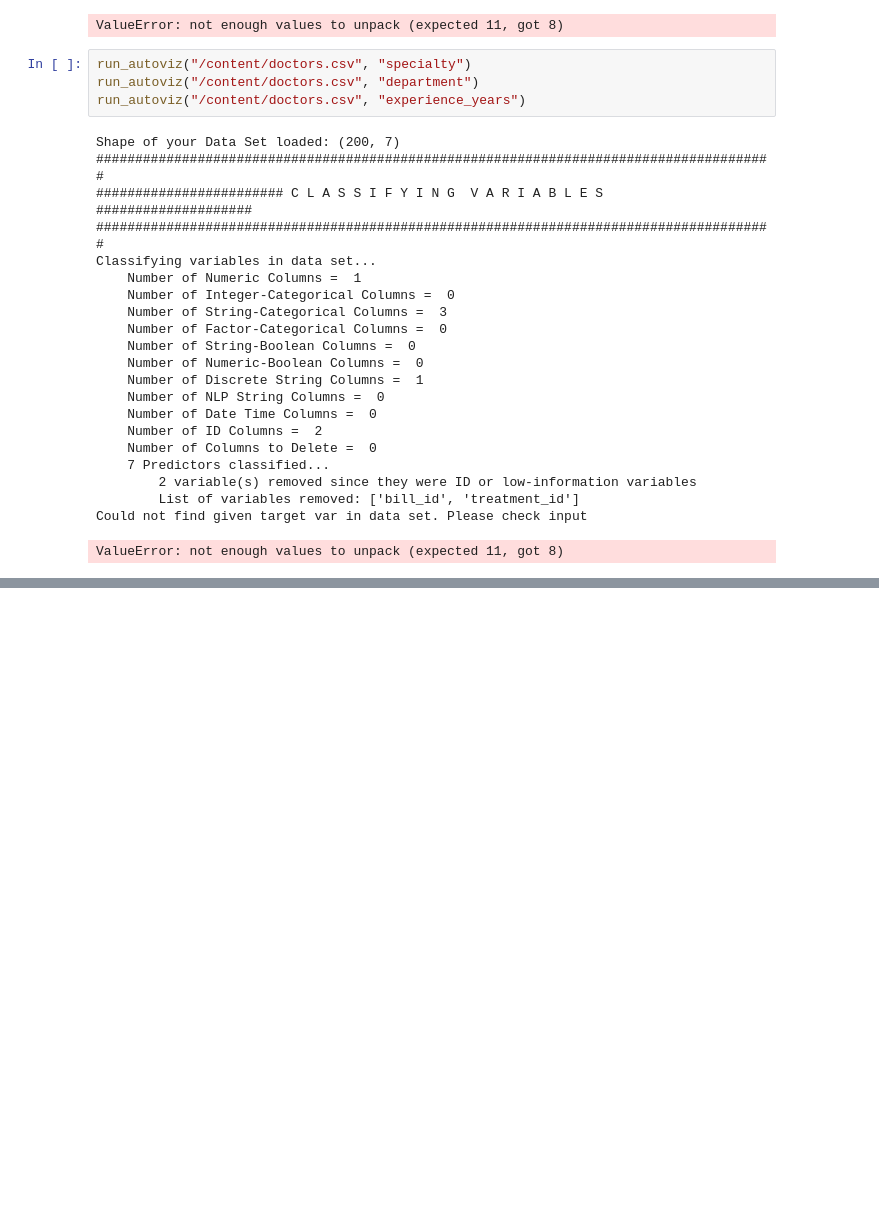
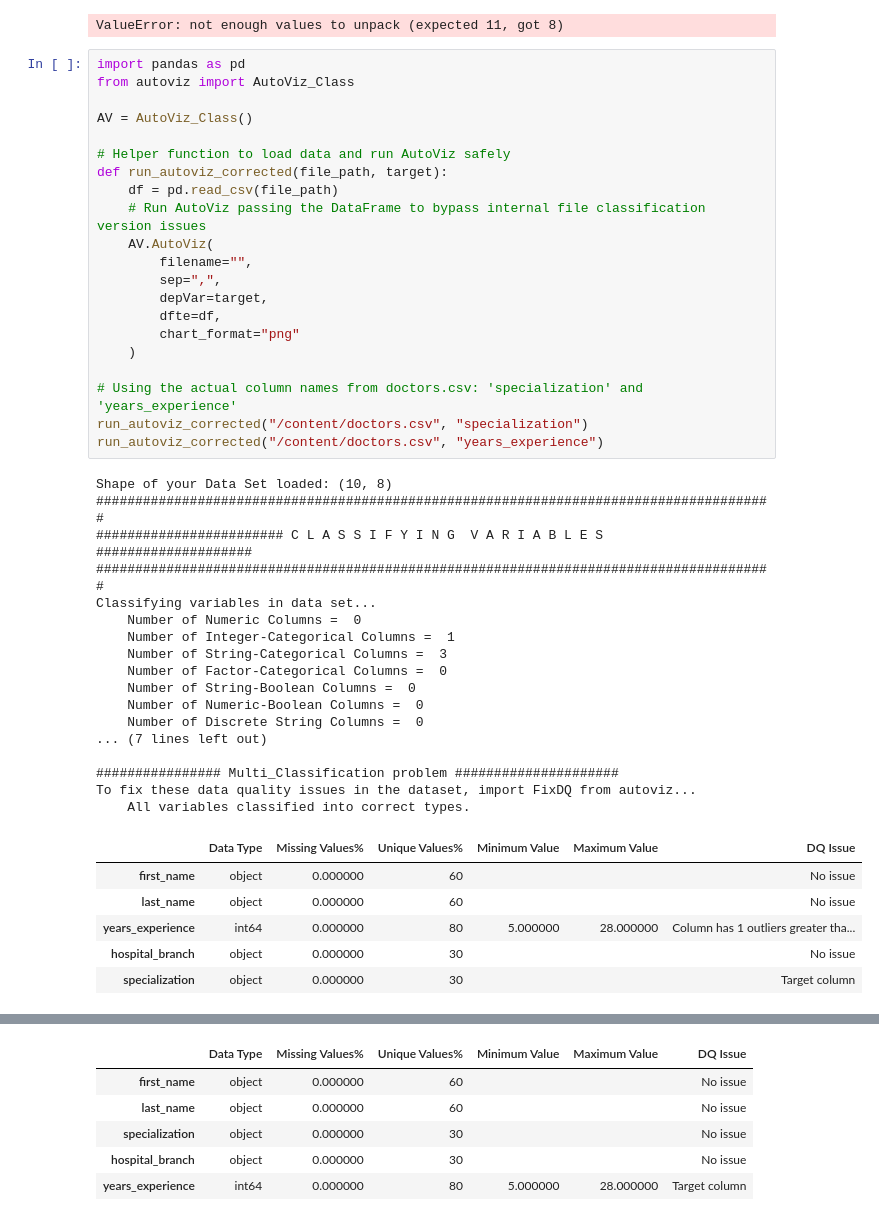
Before and after one commit to neerukondaramalakshmi2005-dotcom/EDA-HMS, a Jupyter notebook: EDA_Hospital_management_system.ipynb, the cells around one changed output, grey strips where cells are left out. Cells and saved outputs as stored; diff of their text form; blank space fills up the shorter version.

```diff
--- a/EDA_Hospital_management_system.ipynb
+++ b/EDA_Hospital_management_system.ipynb
@@ -1825,29 +1838,48 @@ Could not find given target var in data set. Please check input
 [nltk_data]    |
 [nltk_data]  Done downloading collection popular
 ValueError: not enough values to unpack (expected 11, got 8)
-# %%
-run_autoviz("/content/doctors.csv", "specialty")
-run_autoviz("/content/doctors.csv", "department")
-run_autoviz("/content/doctors.csv", "experience_years")
-# %% [output]
-Shape of your Data Set loaded: (200, 7)
-#######################################################################################
-######################## C L A S S I F Y I N G  V A R I A B L E S  ####################
-#######################################################################################
-Classifying variables in data set...
-    Number of Numeric Columns =  1
-    Number of Integer-Categorical Columns =  0
-    Number of String-Categorical Columns =  3
-    Number of Factor-Categorical Columns =  0
-    Number of String-Boolean Columns =  0
-    Number of Numeric-Boolean Columns =  0
-    Number of Discrete String Columns =  1
-    Number of NLP String Columns =  0
-    Number of Date Time Columns =  0
-    Number of ID Columns =  2
-    Number of Columns to Delete =  0
-    7 Predictors classified...
-        2 variable(s) removed since they were ID or low-information variables
-        List of variables removed: ['bill_id', 'treatment_id']
-Could not find given target var in data set. Please check input
-ValueError: not enough values to unpack (expected 11, got 8)
+# %%
+import pandas as pd
+from autoviz import AutoViz_Class
+
+AV = AutoViz_Class()
+
+# Helper function to load data and run AutoViz safely
+def run_autoviz_corrected(file_path, target):
+    df = pd.read_csv(file_path)
+    # Run AutoViz passing the DataFrame to bypass internal file classification version issues
+    AV.AutoViz(
+        filename="",
+        sep=",",
+        depVar=target,
+        dfte=df,
+        chart_format="png"
+    )
+
+# Using the actual column names from doctors.csv: 'specialization' and 'years_experience'
+run_autoviz_corrected("/content/doctors.csv", "specialization")
+run_autoviz_corrected("/content/doctors.csv", "years_experience")
+# %% [output]
+Shape of your Data Set loaded: (10, 8)
+#######################################################################################
+######################## C L A S S I F Y I N G  V A R I A B L E S  ####################
+#######################################################################################
+Classifying variables in data set...
+    Number of Numeric Columns =  0
+    Number of Integer-Categorical Columns =  1
+    Number of String-Categorical Columns =  3
+    Number of Factor-Categorical Columns =  0
+    Number of String-Boolean Columns =  0
+    Number of Numeric-Boolean Columns =  0
+    Number of Discrete String Columns =  0
+... (7 lines left out)
+
+################ Multi_Classification problem #####################
+To fix these data quality issues in the dataset, import FixDQ from autoviz...
+    All variables classified into correct types.
+|  | Data Type | Missing Values% | Unique Values% | Minimum Value | Maximum Value | DQ Issue |
+| first_name | object | 0.000000 | 60 |  |  | No issue |
+| last_name | object | 0.000000 | 60 |  |  | No issue |
+| years_experience | int64 | 0.000000 | 80 | 5.000000 | 28.000000 | Column has 1 outliers greater tha... |
+| hospital_branch | object | 0.000000 | 30 |  |  | No issue |
+| specialization | object | 0.000000 | 30 |  |  | Target column |
@@ -1853,0 +1903,6 @@ ValueError: not enough values to unpack (expected 11, got 8)
+|  | Data Type | Missing Values% | Unique Values% | Minimum Value | Maximum Value | DQ Issue |
+| first_name | object | 0.000000 | 60 |  |  | No issue |
+| last_name | object | 0.000000 | 60 |  |  | No issue |
+| specialization | object | 0.000000 | 30 |  |  | No issue |
+| hospital_branch | object | 0.000000 | 30 |  |  | No issue |
+| years_experience | int64 | 0.000000 | 80 | 5.000000 | 28.000000 | Target column |
```
Also changed, not shown: parts of 5 cells of this notebook.
